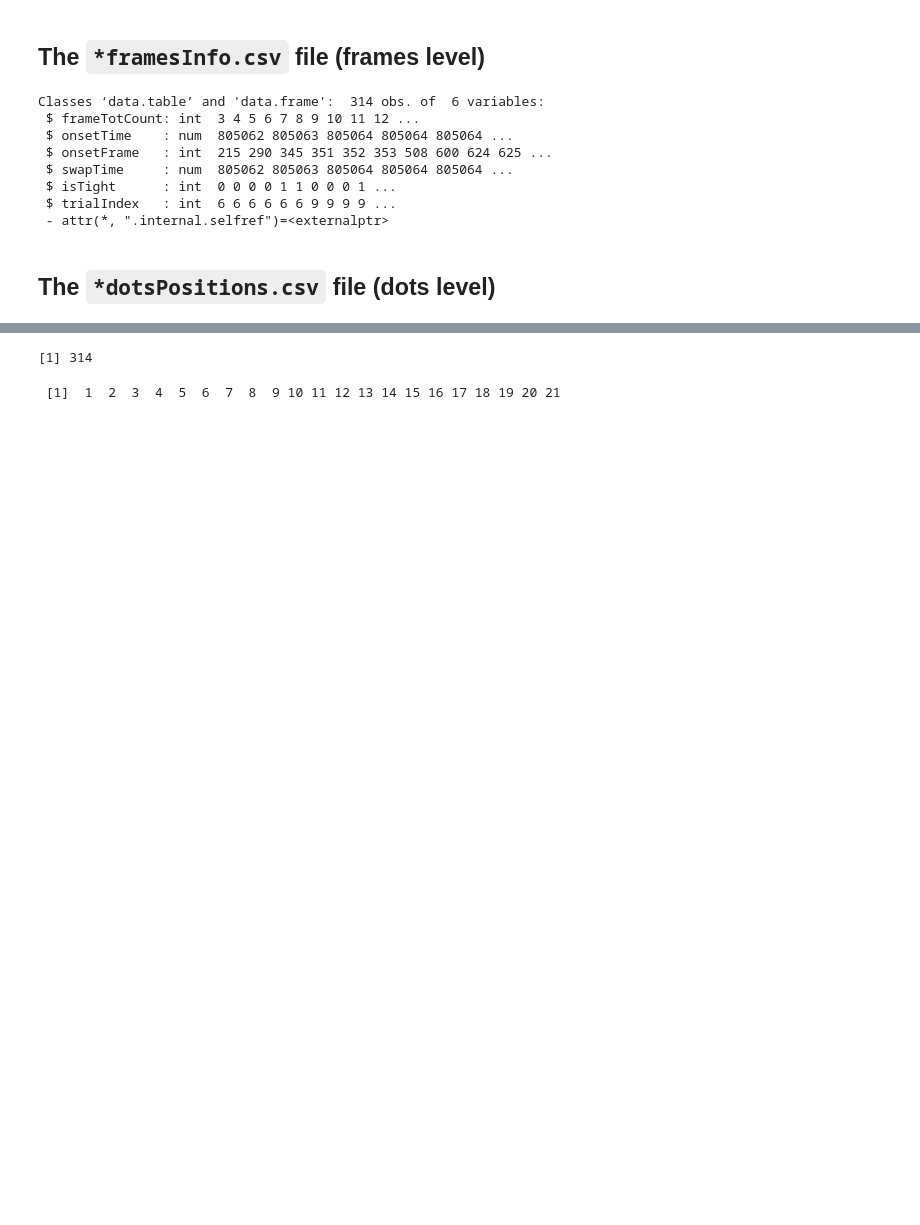
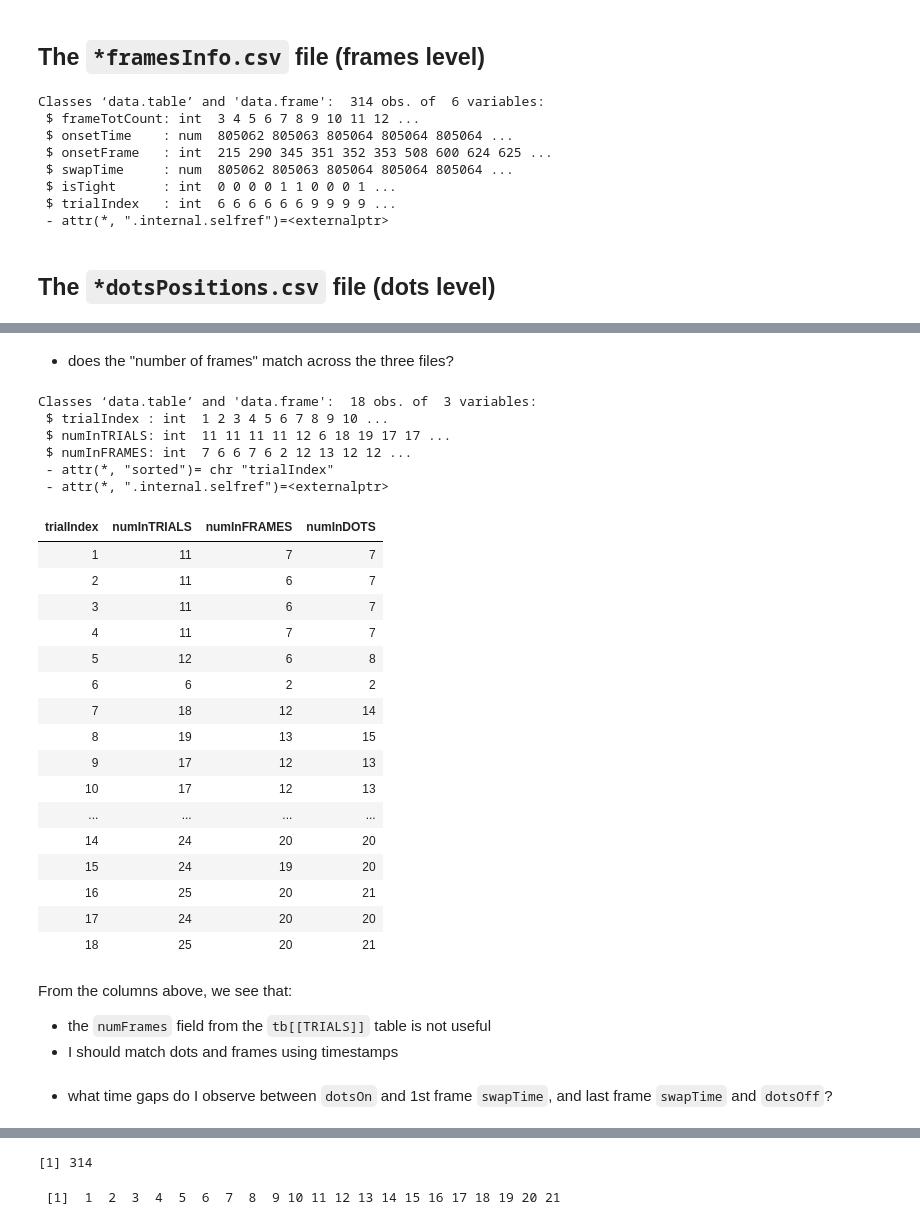
Before and after one commit to TheGoldLab/Analysis_SingleCP_DotsReversal, a Jupyter notebook: Python_scripts/pilot6.ipynb, the cells around one changed output, grey strips where cells are left out. Drawn from its saved outputs; the diff is of its cells as text; code cells hidden in the pictures; blank space fills up the shorter version.

```diff
--- a/Python_scripts/pilot6.ipynb
+++ b/Python_scripts/pilot6.ipynb
@@ -112,0 +217,46 @@ As we can see, the `frameIdx` field is common to `tb[[FRAMES]]` and `tb[[DOTS]]`
+# %% [markdown]
+- does the "number of frames" match across the three files?
+# %%
+setkey(frameTimes, trialIndex)
+setkey(tb[[TRIALS]], trialIndex)
+
+# Full OUTER JOIN (see https://rstudio-pubs-static.s3.amazonaws.com/52230_5ae0d25125b544caab32f75f0360e775.html)
+frameCount <- merge(
+    tb[[TRIALS]][,.(numInTRIALS=numFrames),by=trialIndex],
+    frameTimes[,.(numInFRAMES=.N),by=trialIndex],
+    all=TRUE)
+
+str(frameCount)
+# %% [output]
+Classes ‘data.table’ and 'data.frame':  18 obs. of  3 variables:
+ $ trialIndex : int  1 2 3 4 5 6 7 8 9 10 ...
+ $ numInTRIALS: int  11 11 11 11 12 6 18 19 17 17 ...
+ $ numInFRAMES: int  7 6 6 7 6 2 12 13 12 12 ...
+ - attr(*, "sorted")= chr "trialIndex"
+ - attr(*, ".internal.selfref")=<externalptr>
+# %%
+frameCount[tb[[DOTS]][order(trialIndex),.(numInDOTS=max(frameIdx)),by=trialIndex],on="trialIndex"]
+# %% [output]
+| trialIndex | numInTRIALS | numInFRAMES | numInDOTS |
+| 1 | 11 | 7 | 7 |
+| 2 | 11 | 6 | 7 |
+| 3 | 11 | 6 | 7 |
+| 4 | 11 | 7 | 7 |
+| 5 | 12 | 6 | 8 |
+| 6 | 6 | 2 | 2 |
+| 7 | 18 | 12 | 14 |
+| 8 | 19 | 13 | 15 |
+| 9 | 17 | 12 | 13 |
+| 10 | 17 | 12 | 13 |
+| ... | ... | ... | ... |
+| 14 | 24 | 20 | 20 |
+| 15 | 24 | 19 | 20 |
+| 16 | 25 | 20 | 21 |
+| 17 | 24 | 20 | 20 |
+| 18 | 25 | 20 | 21 |
+# %% [markdown]
+From the columns above, we see that:
+- the `numFrames` field from the `tb[[TRIALS]]` table is not useful
+- I should match dots and frames using timestamps
+# %% [markdown]
+- what time gaps do I observe between `dotsOn` and 1st frame `swapTime`, and last frame `swapTime` and `dotsOff`?
```
Also changed, not shown: parts of 33 cells of this notebook.
